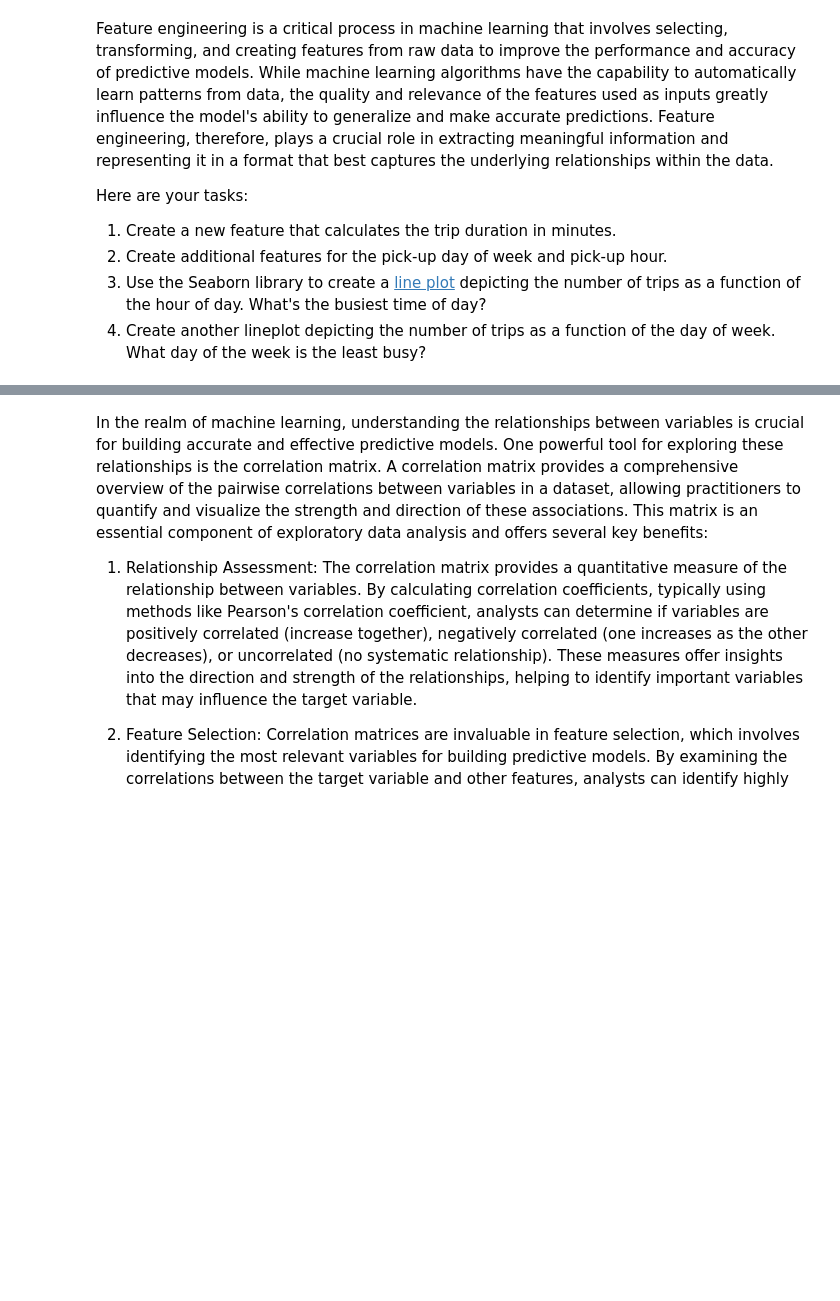
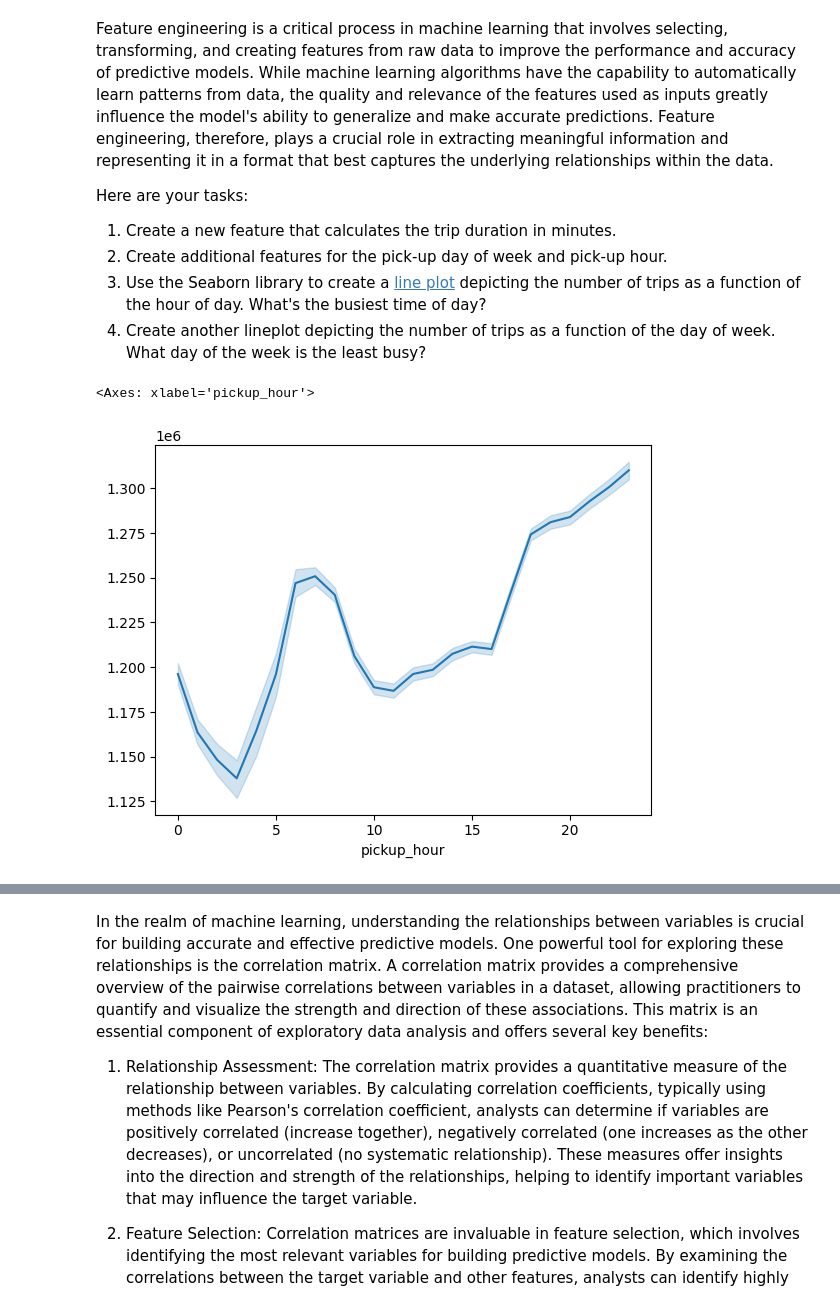
Before and after one commit to bdh777psu/UCSD-MLEBootcamp-Projects, a Jupyter notebook: Student_MLE_MiniProject_EDA.ipynb, the cells around one changed output, grey strips where cells are left out. Drawn from its saved outputs; the diff is of its cells as text; code cells hidden in the pictures; blank space fills up the shorter version.

```diff
--- a/Student_MLE_MiniProject_EDA.ipynb
+++ b/Student_MLE_MiniProject_EDA.ipynb
@@ -92,3 +84,3 @@ yellow_tripdata.describe
 # %%
 # Drop rows with missing values.
-yellow_tripdata = yellow_tripdata.dropna
+yellow_tripdata.dropna
@@ -103,9 +113,16 @@ Here are your tasks:
   4. Create another lineplot depicting the number of trips as a function of the day of week. What day of the week is the least busy?
 # %%
 # Create a new column for trip duration in minutes
+yellow_tripdata['trip_duration'] = yellow_tripdata['tpep_dropoff_datetime'] - yellow_tripdata['tpep_dropoff_datetime']
 # %%
 # Create new columns for pickup hour and day of week
+yellow_tripdata['pickup_hour'] = yellow_tripdata['tpep_pickup_datetime'].dt.hour
+yellow_tripdata['pickup_day_of_week'] = yellow_tripdata['tpep_pickup_datetime'].dt.strftime(date_format='%A')
 # %%
 # Create a lineplot displaying the number of trips by pickup hour
+sns.lineplot(data=yellow_tripdata, x='pickup_hour', y=yellow_tripdata.index)
+# %% [output]
+<Axes: xlabel='pickup_hour'>
+[figure, added]
 # %%
 # Create a lineplot displaying the number of trips by pickup day
```
Also changed, not shown: parts of 8 cells of this notebook.
